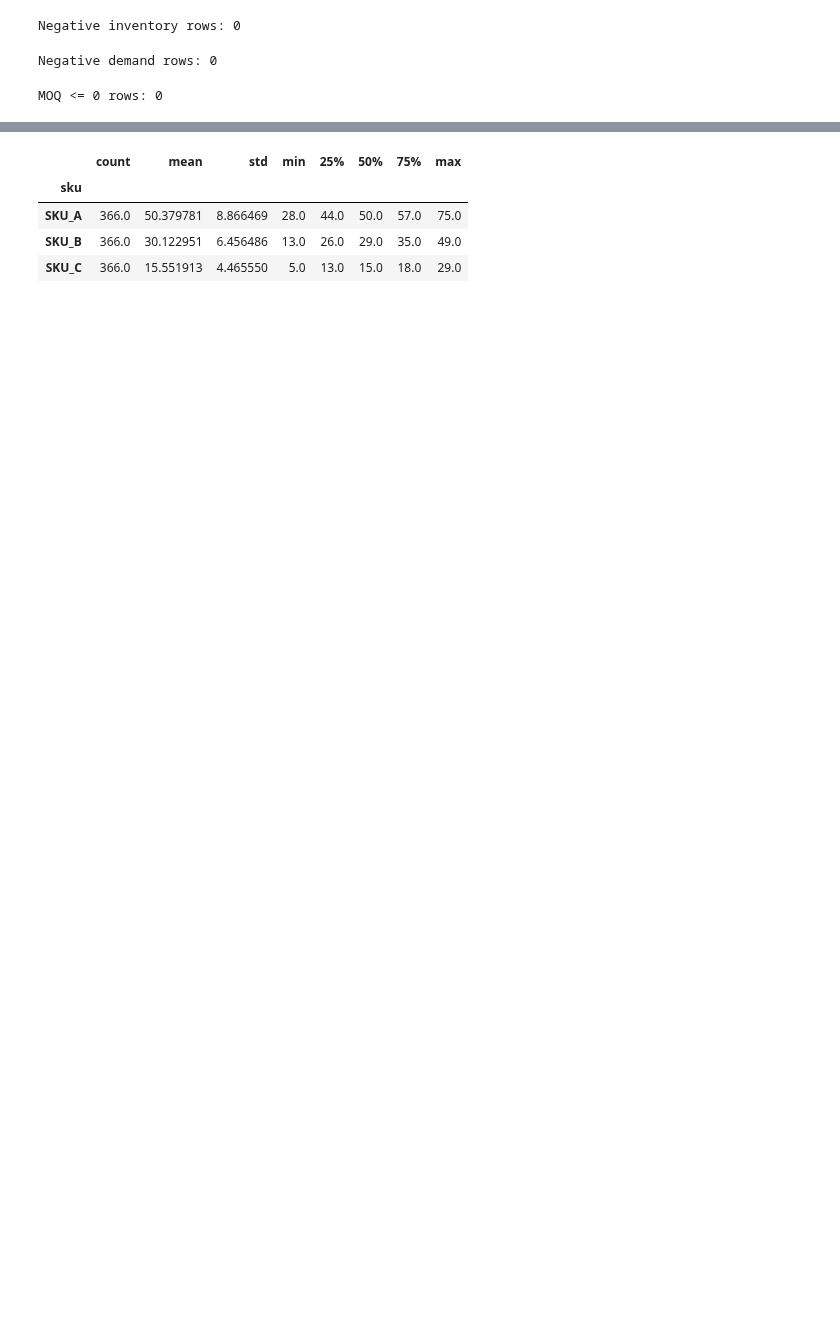
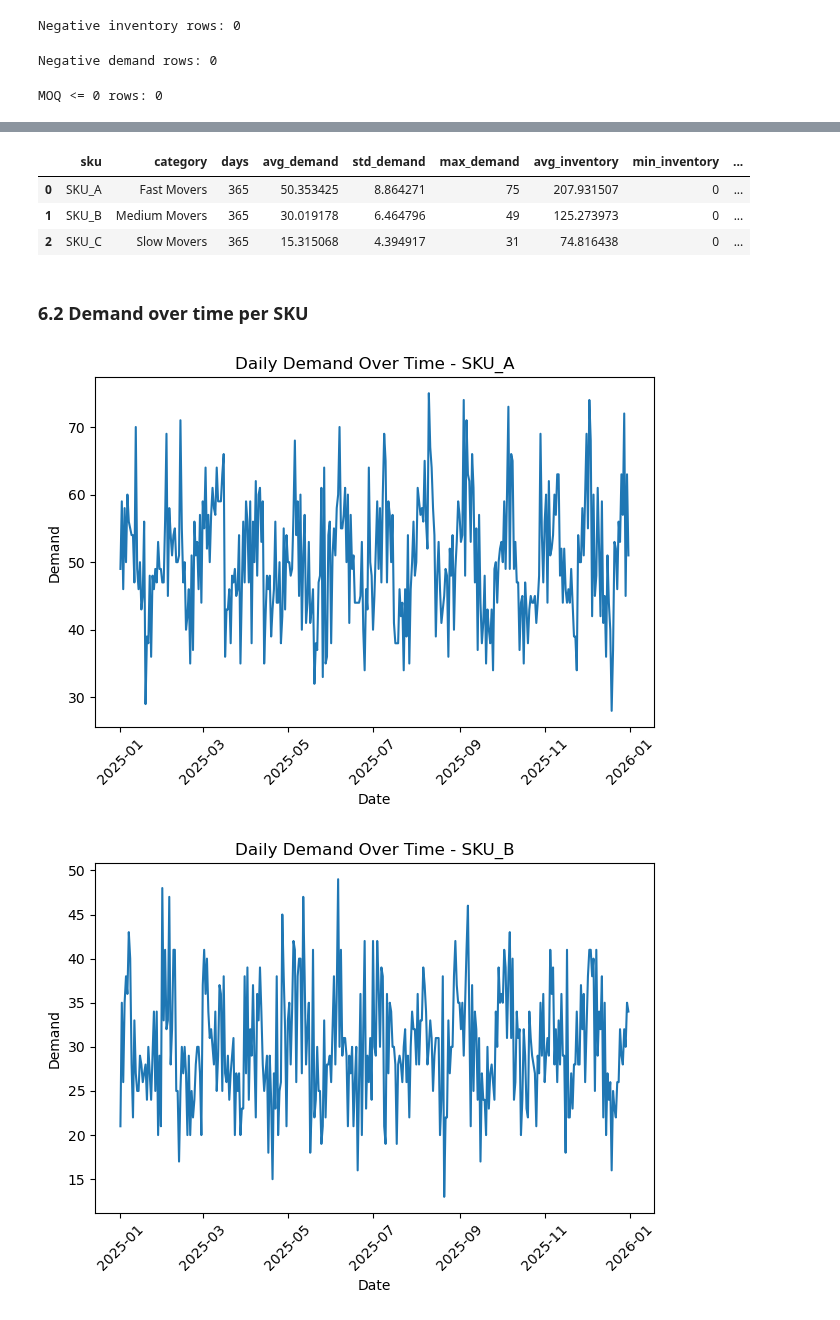
Before and after one commit to junijun/data-analytics-portfolio, a Jupyter notebook: InventoryAnalysis/notebooks/inventory_analysis.ipynb, the cells around one changed output, grey strips where cells are left out. Saved outputs shown, nothing was run; the diff lists cells and outputs as text; code cells hidden in the pictures; blank space fills up the shorter version.

```diff
--- a/InventoryAnalysis/notebooks/inventory_analysis.ipynb
+++ b/InventoryAnalysis/notebooks/inventory_analysis.ipynb
@@ -478,8 +511,37 @@ df[df["order_qty"] > 0].head(10)
+# %%
+eda_summary = df.groupby(["sku", "category"]).agg(
+    days=("date", "nunique"),
+    avg_demand=("demand", "mean"),
+    std_demand=("demand", "std"),
+    max_demand=("demand", "max"),
+    avg_inventory=("inventory_level", "mean"),
+    min_inventory=("inventory_level", "min"),
+    stockout_days=("stockout", "sum")
+).reset_index()
+
+eda_summary
+# %% [output]
+|  | sku | category | days | avg_demand | std_demand | max_demand | avg_inventory | min_inventory | ... |
+| 0 | SKU_A | Fast Movers | 365 | 50.353425 | 8.864271 | 75 | 207.931507 | 0 | ... |
+| 1 | SKU_B | Medium Movers | 365 | 30.019178 | 6.464796 | 49 | 125.273973 | 0 | ... |
+| 2 | SKU_C | Slow Movers | 365 | 15.315068 | 4.394917 | 31 | 74.816438 | 0 | ... |
+# %% [markdown]
+### 6.2 Demand over time per SKU
 # %%
-df.groupby("sku")["demand"].describe()
+import matplotlib.pyplot as plt
+
+df_plot = df.sort_values(["sku", "date"])
+
+for sku in df_plot["sku"].unique():
+    tmp = df_plot[df_plot["sku"] == sku]
+    plt.figure()
+    plt.plot(tmp["date"], tmp["demand"])
+    plt.title(f"Daily Demand Over Time - {sku}")
+    plt.xlabel("Date")
+    plt.ylabel("Demand")
+    plt.xticks(rotation=45)
+    plt.tight_layout()
+    plt.show()
 # %% [output]
-|  | count | mean | std | min | 25% | 50% | 75% | max |
-| sku |  |  |  |  |  |  |  |  |
-| SKU_A | 366.0 | 50.379781 | 8.866469 | 28.0 | 44.0 | 50.0 | 57.0 | 75.0 |
-| SKU_B | 366.0 | 30.122951 | 6.456486 | 13.0 | 26.0 | 29.0 | 35.0 | 49.0 |
-| SKU_C | 366.0 | 15.551913 | 4.465550 | 5.0 | 13.0 | 15.0 | 18.0 | 29.0 |
+[figure, added]
+[figure, added]
```
Also changed, not shown: parts of 55 cells of this notebook.
